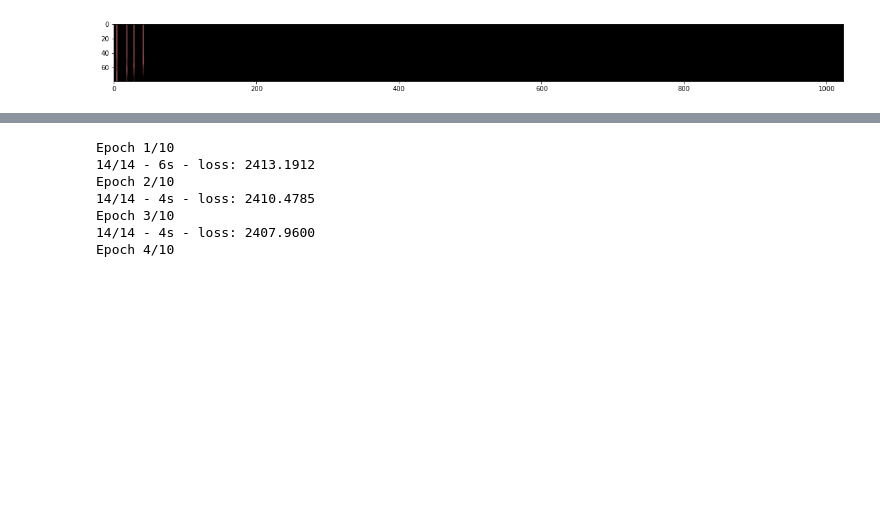
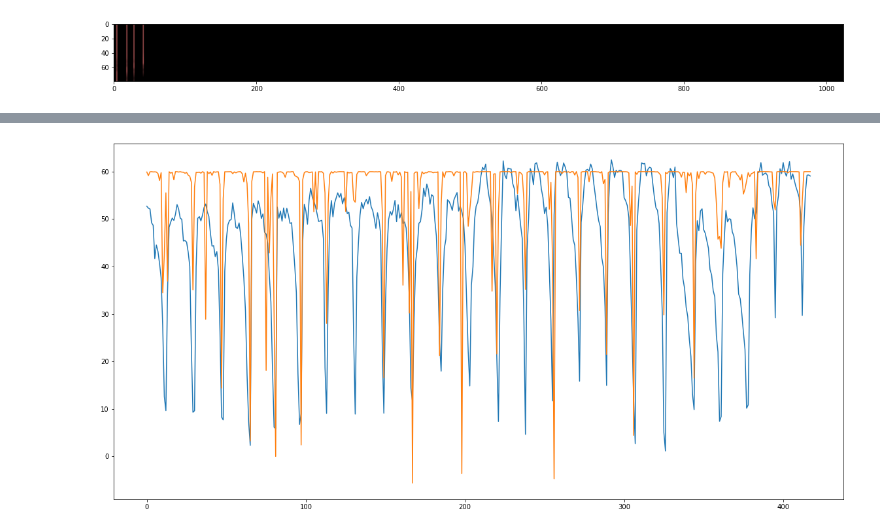
Before and after one commit to google-research/korvapuusti, a Jupyter notebook: experiments/partial_loudness/analysis/jupyter/TensorEars.ipynb, the cells around one changed output, grey strips where cells are left out. Cells and saved outputs as stored; diff of their text form; code cells hidden in the pictures; blank space fills up the shorter version.

```diff
--- a/experiments/partial_loudness/analysis/jupyter/TensorEars.ipynb
+++ b/experiments/partial_loudness/analysis/jupyter/TensorEars.ipynb
@@ -449,16 +462,10 @@ tf.Tensor(
 # %%
 lpm = tf.keras.Sequential()
 lpm.add(OuterEarLayer(input_shape=[window_size]))
 lpm.add(CARLayer())
 lpm.add(SNRLayer())
 lpm.add(LoudnessPredictorLayer())
 lpm.compile(optimizer=tf.keras.optimizers.Adam(learning_rate=0.0001), loss=LoudnessPredictorLoss())
-lpm.fit(one_khz_examples, epochs=10, verbose=2)
+plot_pred(lpm, one_khz_examples)
 # %% [output]
-Epoch 1/10
-14/14 - 6s - loss: 2413.1912
-Epoch 2/10
-14/14 - 4s - loss: 2410.4785
-Epoch 3/10
-14/14 - 4s - loss: 2407.9600
-Epoch 4/10
+[figure, added]
```
Also changed, not shown: parts of 6 cells of this notebook.
